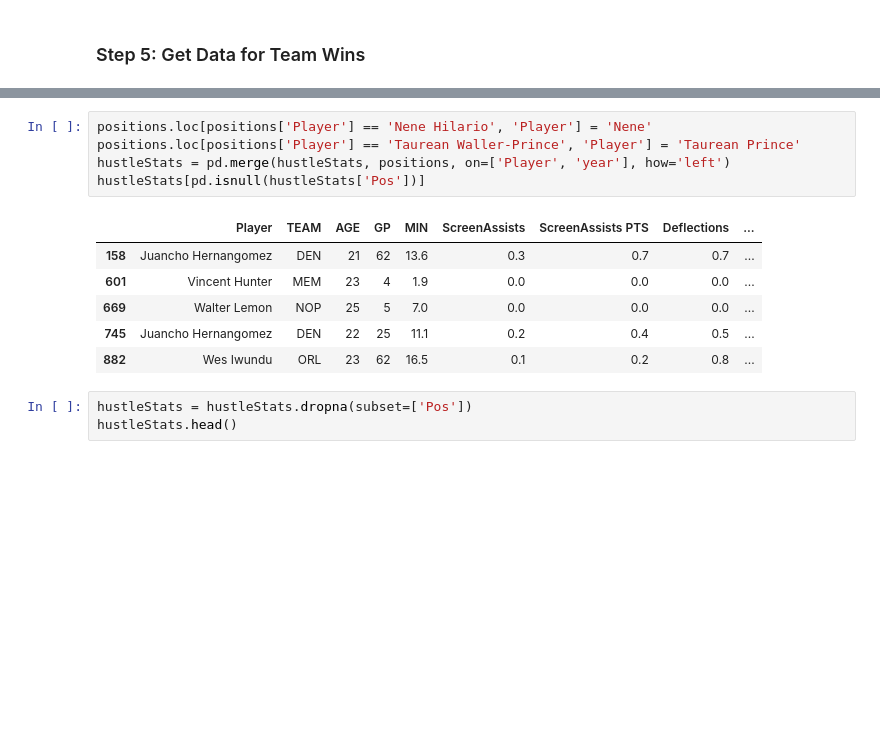
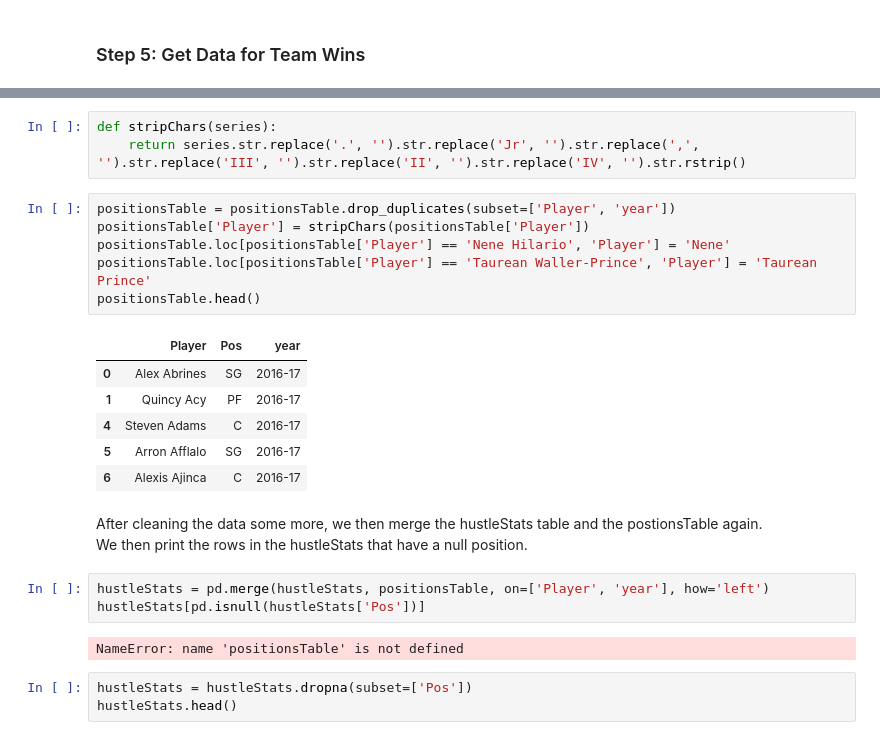
Before and after one commit to yairfax/CMSC320-final-project, a Jupyter notebook: Final Project.ipynb, the cells around one changed output, grey strips where cells are left out. Saved outputs shown, nothing was run; the diff lists cells and outputs as text; blank space fills up the shorter version.

```diff
--- a/Final Project.ipynb
+++ b/Final Project.ipynb
@@ -152,15 +206,27 @@ hustleStatsTemp[pd.isnull(hustleStatsTemp['Pos'])]
+# %%
+def stripChars(series):
+    return series.str.replace('.', '').str.replace('Jr', '').str.replace(',', '').str.replace('III', '').str.replace('II', '').str.replace('IV', '').str.rstrip()
+# %%
+positionsTable = positionsTable.drop_duplicates(subset=['Player', 'year'])
+positionsTable['Player'] = stripChars(positionsTable['Player'])
+positionsTable.loc[positionsTable['Player'] == 'Nene Hilario', 'Player'] = 'Nene'
+positionsTable.loc[positionsTable['Player'] == 'Taurean Waller-Prince', 'Player'] = 'Taurean Prince'
+positionsTable.head()
+# %% [output]
+|  | Player | Pos | year |
+| 0 | Alex Abrines | SG | 2016-17 |
+| 1 | Quincy Acy | PF | 2016-17 |
+| 4 | Steven Adams | C | 2016-17 |
+| 5 | Arron Afflalo | SG | 2016-17 |
+| 6 | Alexis Ajinca | C | 2016-17 |
+# %% [markdown]
+After cleaning the data some more, we then merge the hustleStats table and the postionsTable again.
+We then print the rows in the hustleStats that have a null position.
 # %%
-positions.loc[positions['Player'] == 'Nene Hilario', 'Player'] = 'Nene'
-positions.loc[positions['Player'] == 'Taurean Waller-Prince', 'Player'] = 'Taurean Prince'
-hustleStats = pd.merge(hustleStats, positions, on=['Player', 'year'], how='left')
+hustleStats = pd.merge(hustleStats, positionsTable, on=['Player', 'year'], how='left')
 hustleStats[pd.isnull(hustleStats['Pos'])]
 # %% [output]
-|  | Player | TEAM | AGE | GP | MIN | ScreenAssists | ScreenAssists PTS | Deflections | ... |
-| 158 | Juancho Hernangomez | DEN | 21 | 62 | 13.6 | 0.3 | 0.7 | 0.7 | ... |
-| 601 | Vincent Hunter | MEM | 23 | 4 | 1.9 | 0.0 | 0.0 | 0.0 | ... |
-| 669 | Walter Lemon | NOP | 25 | 5 | 7.0 | 0.0 | 0.0 | 0.0 | ... |
-| 745 | Juancho Hernangomez | DEN | 22 | 25 | 11.1 | 0.2 | 0.4 | 0.5 | ... |
-| 882 | Wes Iwundu | ORL | 23 | 62 | 16.5 | 0.1 | 0.2 | 0.8 | ... |
+NameError: name 'positionsTable' is not defined
 # %%
 hustleStats = hustleStats.dropna(subset=['Pos'])
 hustleStats.head()
```
Also changed, not shown: parts of 39 cells of this notebook, 1 other file.
